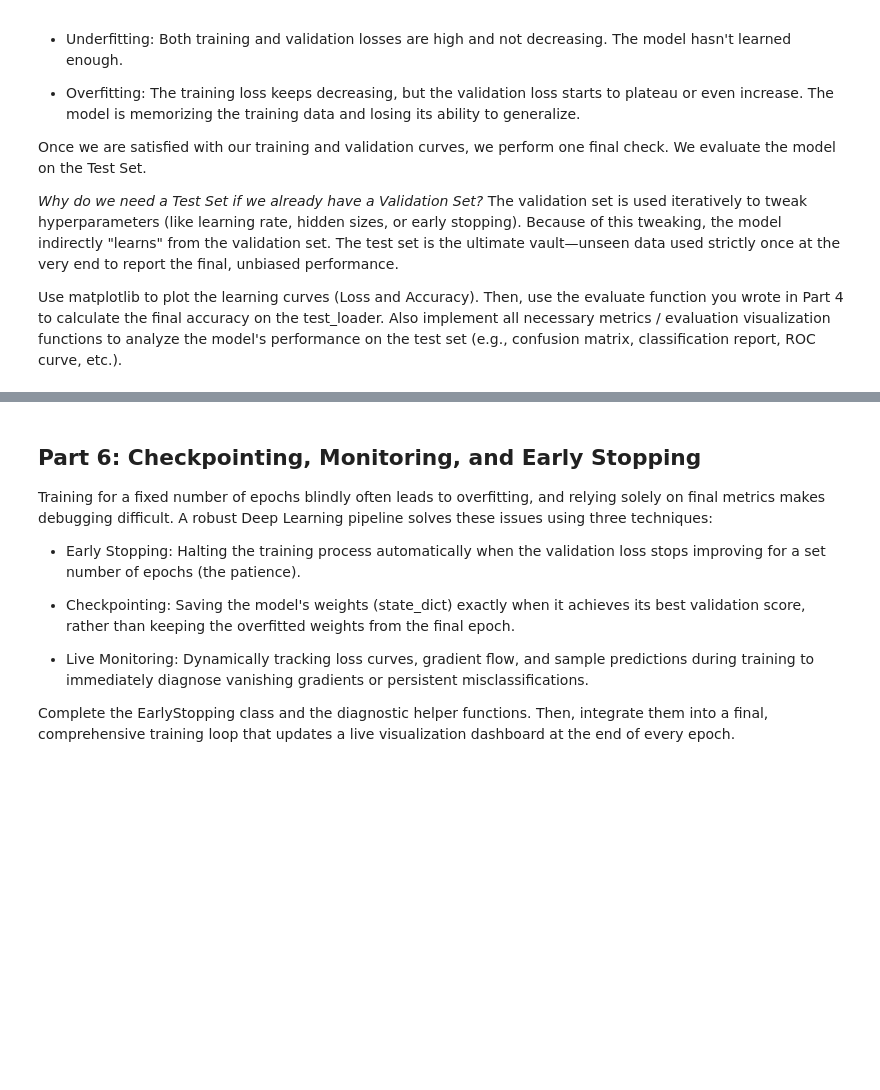
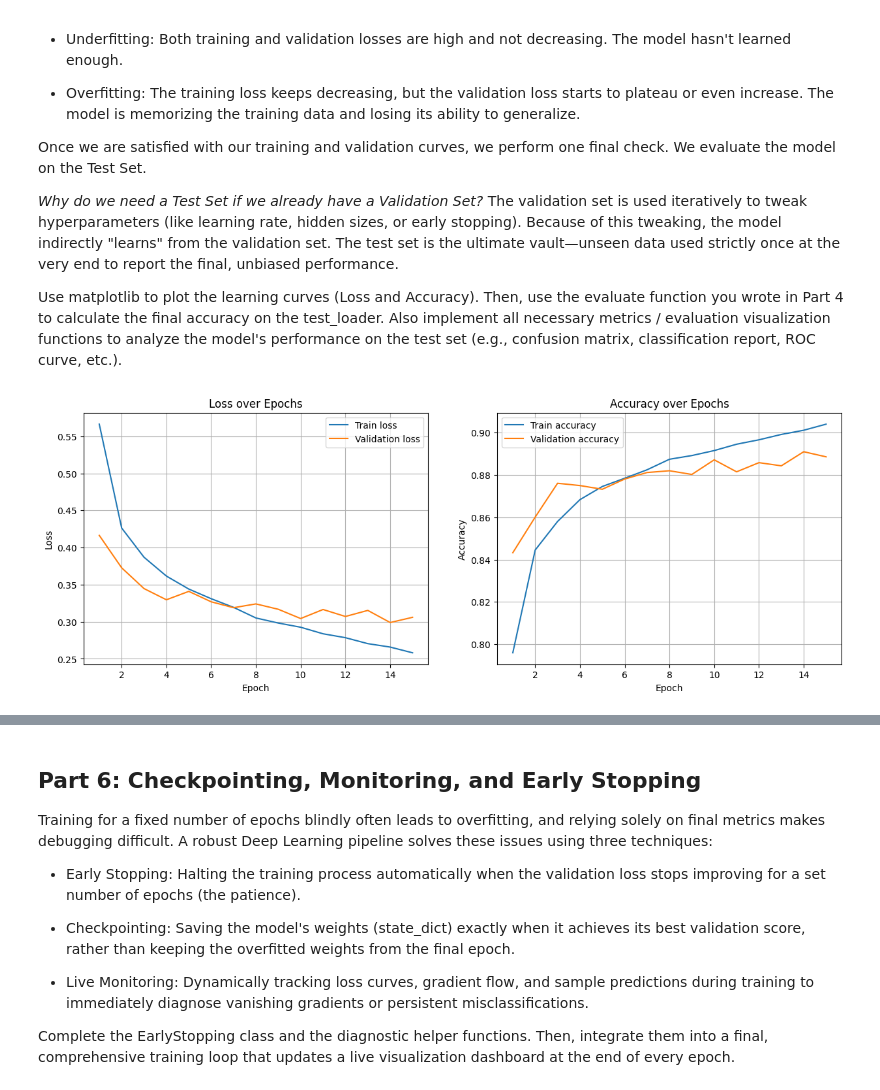
Before and after one commit to youssra-abouelmawahib/Deep-Learning-basics-with-Python, a Jupyter notebook: TP1_VICO_2026 (2).ipynb, the cells around one changed output, grey strips where cells are left out. Drawn from its saved outputs; the diff is of its cells as text; code cells hidden in the pictures; blank space fills up the shorter version.

```diff
--- a/TP1_VICO_2026 (2).ipynb
+++ b/TP1_VICO_2026 (2).ipynb
@@ -281,28 +324,28 @@ def train_epoch(model, dataloader, criterion, optimizer, device):
 
         # TODO: Implement the 5 golden steps of PyTorch training
         # 1. Zero the gradients
-        # optimizer...
+        optimizer.zero_grad()
 
         # 2. Forward pass
-        # outputs = ...
+        outputs = model(inputs)
 
         # 3. Compute the loss
-        # loss = ...
+        loss = criterion(outputs, labels)
 
         # 4. Backward pass
-        # loss...
+        loss.backward()
 
         # 5. Optimizer step
-        # optimizer...
+        optimizer.step()
 
         # --- Metrics Calculation ---
         # TODO: Get the predicted class (the index of the highest probability)
-        # preds = ...
+        preds = torch.argmax(outputs, dim=1)
 
         # Update statistics
-        # running_loss += loss.item() * inputs.size(0)
-        # correct += (preds == labels).sum().item()
-        # total += labels.size(0)
+        running_loss += loss.item() * inputs.size(0)
+        correct += (preds == labels).sum().item()
+        total += labels.size(0)
 
     epoch_loss = running_loss / total
     epoch_acc = correct / total
@@ -333,14 +376,14 @@ def validation(model, dataloader, criterion, device):
             inputs, labels = inputs.to(device), labels.to(device)
 
             # TODO: Perform the forward pass and compute the loss
-            # outputs = ...
-            # loss = ...
+            outputs = model(inputs)
+            loss = criterion(outputs, labels)
 
             # TODO: Get the predictions and update statistics
-            # preds = ...
-            # running_loss += loss.item() * inputs.size(0)
-            # correct += (preds == labels).sum().item()
-            # total += labels.size(0)
+            preds = torch.argmax(outputs, dim=1)
+            running_loss += loss.item() * inputs.size(0)
+            correct += (preds == labels).sum().item()
+            total += labels.size(0)
 
     epoch_loss = running_loss / total
     epoch_acc = correct / total
@@ -403,7 +462,7 @@ print("Starting training...")
 for epoch in range(epochs):
     # Train and Evaluate
     train_loss, train_acc = train_epoch(model, train_loader, criterion, optimizer, device)
-    val_loss, val_acc = evaluate(model, val_loader, criterion, device)
+    val_loss, val_acc = validation(model, val_loader, criterion, device)
 
     # Save metrics for plotting later
     history['train_loss'].append(train_loss)
@@ -433,28 +509,32 @@ Also implement all necessary metrics / evaluation visualization functions to ana
 # %%
 import matplotlib.pyplot as plt
 
 # 1. Plotting the Learning Curves
 # We will create a figure with two subplots: one for Loss, one for Accuracy
 fig, (ax1, ax2) = plt.subplots(1, 2, figsize=(15, 5))
 
+epochs_range = range(1, len(history['train_loss']) + 1)
+
 # TODO: Plot Train Loss and Validation Loss on the first axis (ax1)
 # Use history['train_loss'] and history['val_loss']
-# ax1.plot(...)
-# ax1.plot(...)
+ax1.plot(epochs_range, history['train_loss'], label='Train loss')
+ax1.plot(epochs_range, history['val_loss'], label='Validation loss')
 ax1.set_title('Loss over Epochs')
 ax1.set_xlabel('Epoch')
 ax1.set_ylabel('Loss')
 ax1.legend()
 ax1.grid(True)
 
 # TODO: Plot Train Accuracy and Validation Accuracy on the second axis (ax2)
 # Use history['train_acc'] and history['val_acc']
-# ax2.plot(...)
-# ax2.plot(...)
+ax2.plot(epochs_range, history['train_acc'], label='Train accuracy')
+ax2.plot(epochs_range, history['val_acc'], label='Validation accuracy')
 ax2.set_title('Accuracy over Epochs')
 ax2.set_xlabel('Epoch')
 ax2.set_ylabel('Accuracy')
 ax2.legend()
 ax2.grid(True)
 
 plt.show()
+# %% [output]
+[figure, added]
```
Also changed, not shown: parts of 11 cells of this notebook, 8 other files.
